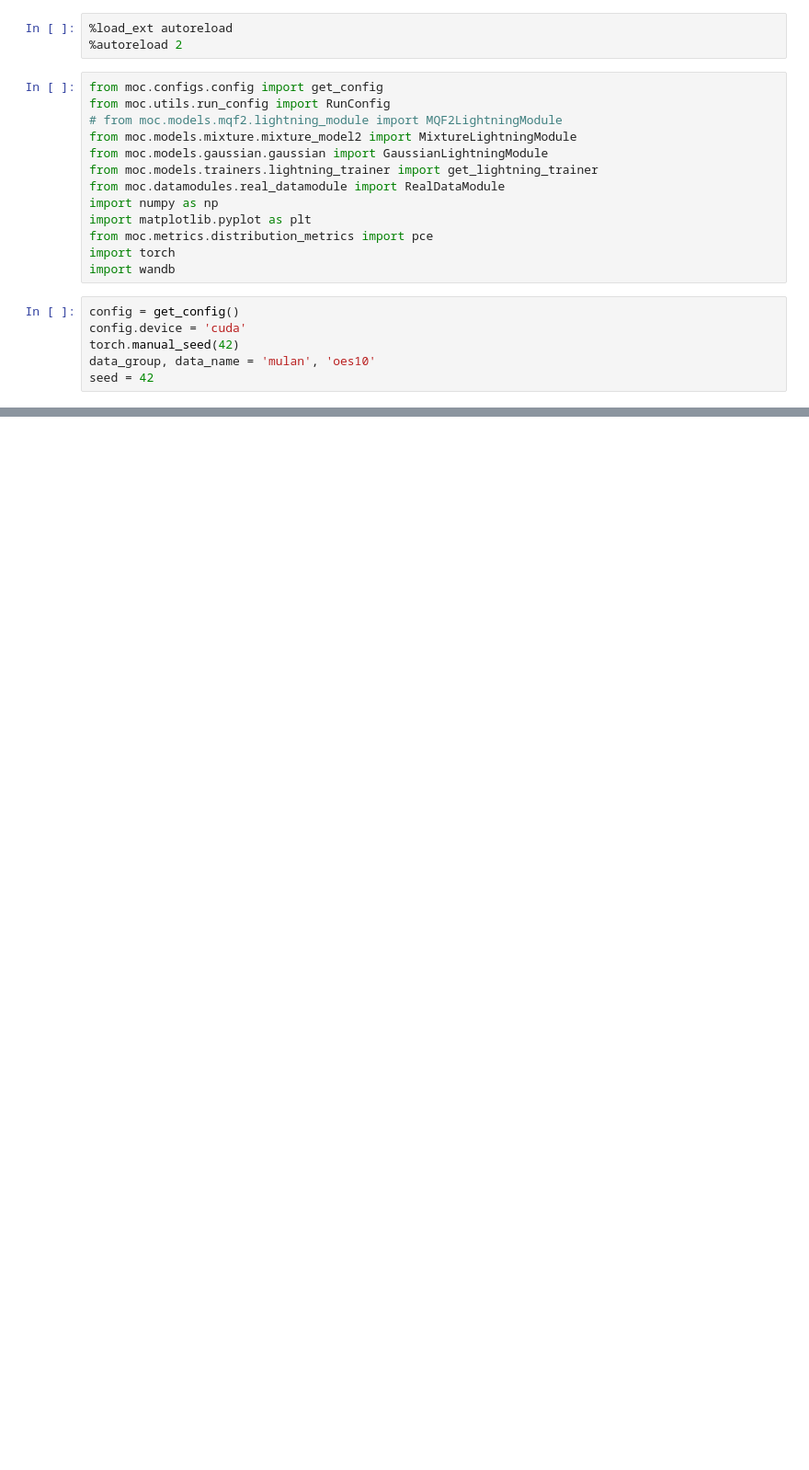
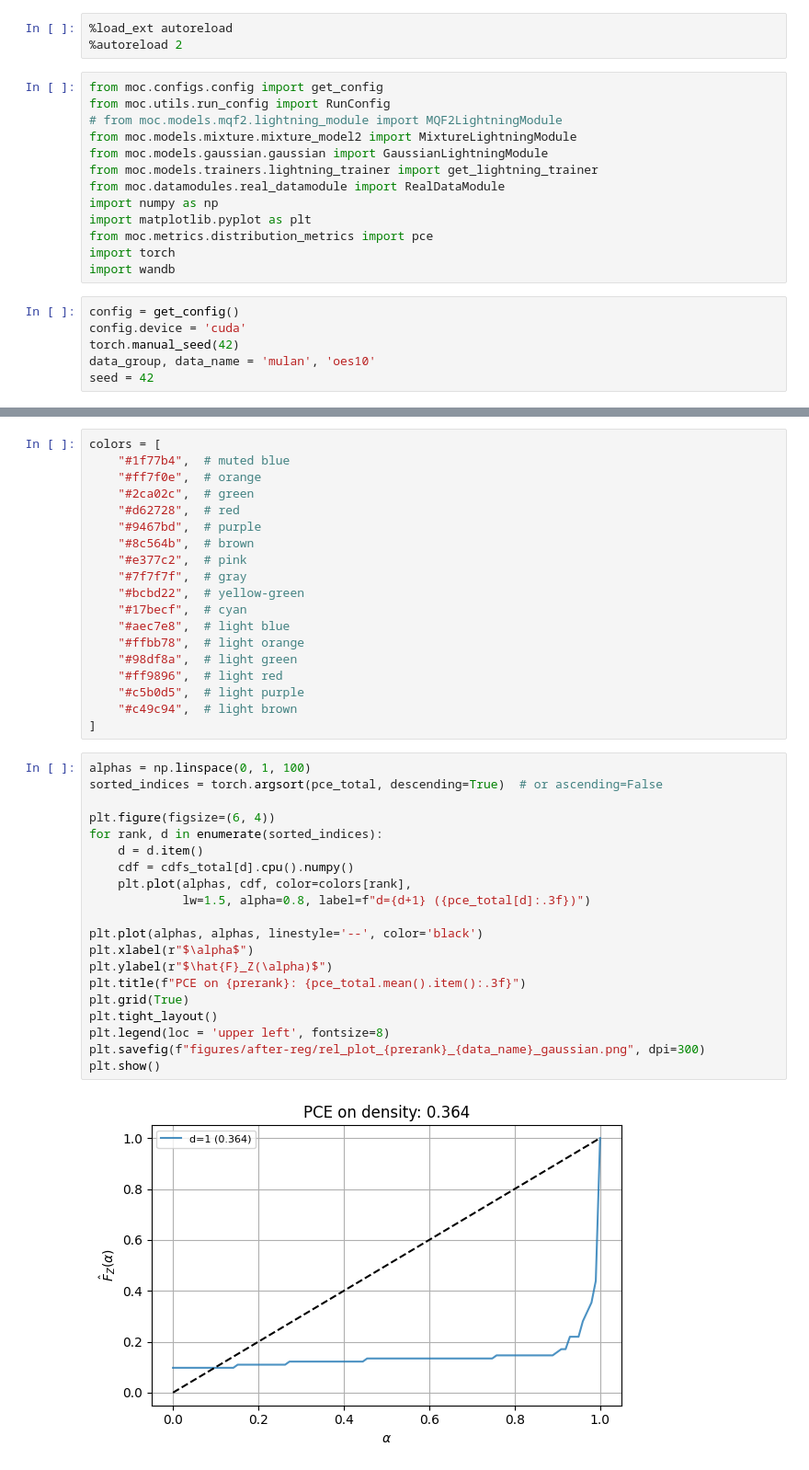
Before and after one commit to ayalaajil/Multivariate-Calibration-with-Prerank-Regularization, a Jupyter notebook: Multicalibration/Projected_PIT_calibration/testing-if-reg-works.ipynb, the cells around one changed output, grey strips where cells are left out. Shown at 92% size. Saved outputs shown, nothing was run; the diff lists cells and outputs as text; blank space fills up the shorter version.

Commit message:
adding figures with simple gaussian

```diff
--- a/Multicalibration/Projected_PIT_calibration/testing-if-reg-works.ipynb
+++ b/Multicalibration/Projected_PIT_calibration/testing-if-reg-works.ipynb
@@ -83,0 +105,41 @@ tensor(-0.80) tensor(8.23)
+# %%
+colors = [
+    "#1f77b4",  # muted blue
+    "#ff7f0e",  # orange
+    "#2ca02c",  # green
+    "#d62728",  # red
+    "#9467bd",  # purple
+    "#8c564b",  # brown
+    "#e377c2",  # pink
+    "#7f7f7f",  # gray
+    "#bcbd22",  # yellow-green
+    "#17becf",  # cyan
+    "#aec7e8",  # light blue
+    "#ffbb78",  # light orange
+    "#98df8a",  # light green
+    "#ff9896",  # light red
+    "#c5b0d5",  # light purple
+    "#c49c94",  # light brown
+]
+# %%
+alphas = np.linspace(0, 1, 100)
+sorted_indices = torch.argsort(pce_total, descending=True)  # or ascending=False
+
+plt.figure(figsize=(6, 4))
+for rank, d in enumerate(sorted_indices):
+    d = d.item()
+    cdf = cdfs_total[d].cpu().numpy()
+    plt.plot(alphas, cdf, color=colors[rank],
+             lw=1.5, alpha=0.8, label=f"d={d+1} ({pce_total[d]:.3f})")
+
+plt.plot(alphas, alphas, linestyle='--', color='black')
+plt.xlabel(r"$\alpha$")
+plt.ylabel(r"$\hat{F}_Z(\alpha)$")
+plt.title(f"PCE on {prerank}: {pce_total.mean().item():.3f}")
+plt.grid(True)
+plt.tight_layout()
+plt.legend(loc = 'upper left', fontsize=8)
+plt.savefig(f"figures/after-reg/rel_plot_{prerank}_{data_name}_gaussian.png", dpi=300)
+plt.show()
+# %% [output]
+[figure, added]
```
Also changed, not shown: parts of 5 cells of this notebook, 13 other files.
